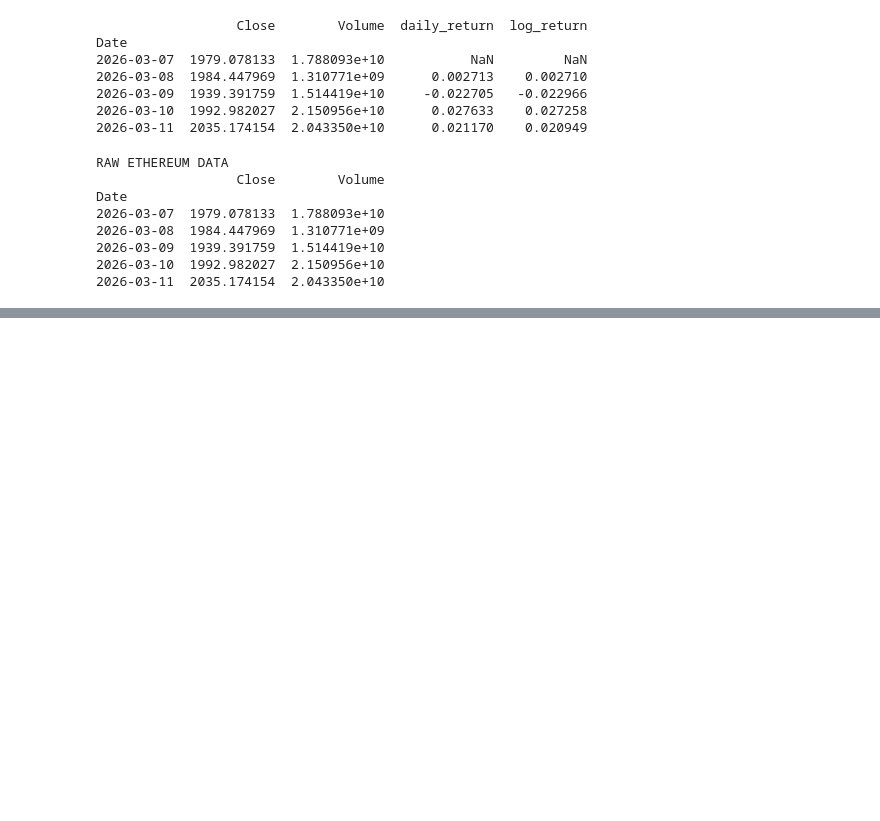
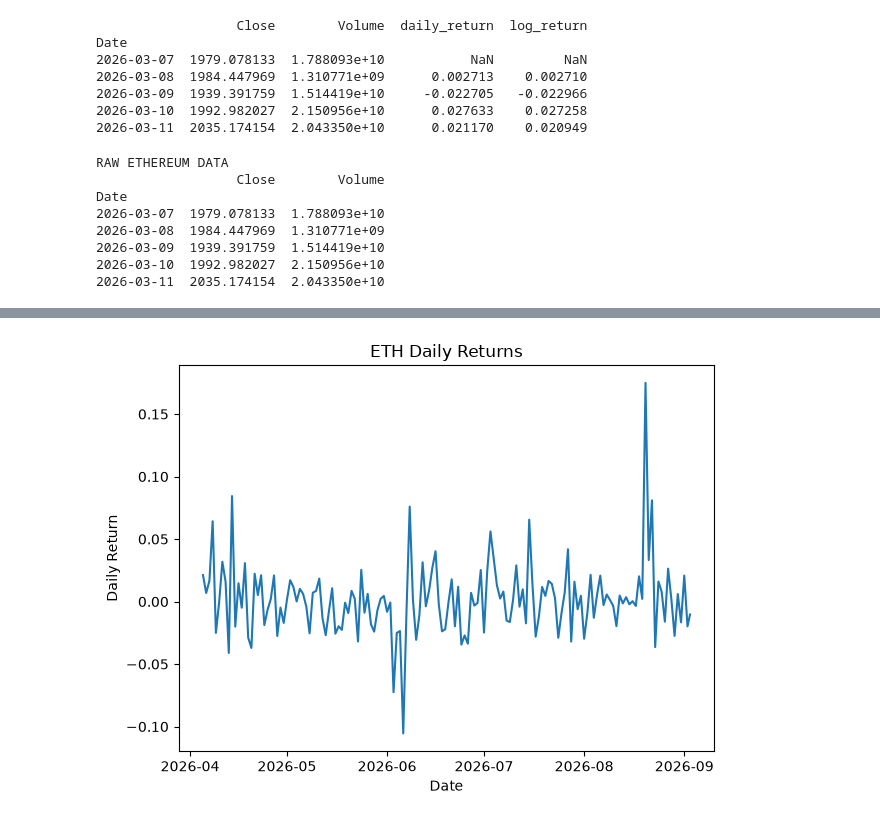
Before and after one commit to AARodgers/coding_notes, a Jupyter notebook: crypto_class/Week5_Homework.ipynb, the cells around one changed output, grey strips where cells are left out. Saved outputs shown, nothing was run; the diff lists cells and outputs as text; code cells hidden in the pictures; blank space fills up the shorter version.

```diff
--- a/crypto_class/Week5_Homework.ipynb
+++ b/crypto_class/Week5_Homework.ipynb
@@ -498,0 +681,34 @@ df["daily_return"] = df["Close"].pct_change()
+# %%
+# VISUALIZE DAILY RETURNS
+
+# Create a new chart.
+plt.figure()
+
+
+# Plot the daily percentage returns.
+plt.plot(
+    df.index,
+    df["daily_return"]
+)
+
+
+# Add a title.
+plt.title("ETH Daily Returns")
+
+
+# Label the X-axis.
+plt.xlabel("Date")
+
+
+# Label the Y-axis.
+plt.ylabel("Daily Return")
+
+
+# Adjust spacing.
+plt.tight_layout()
+
+
+# Display the chart.
+plt.show()
+# %% [output]
+[figure, added]
```
Also changed, not shown: parts of 7 cells of this notebook.
